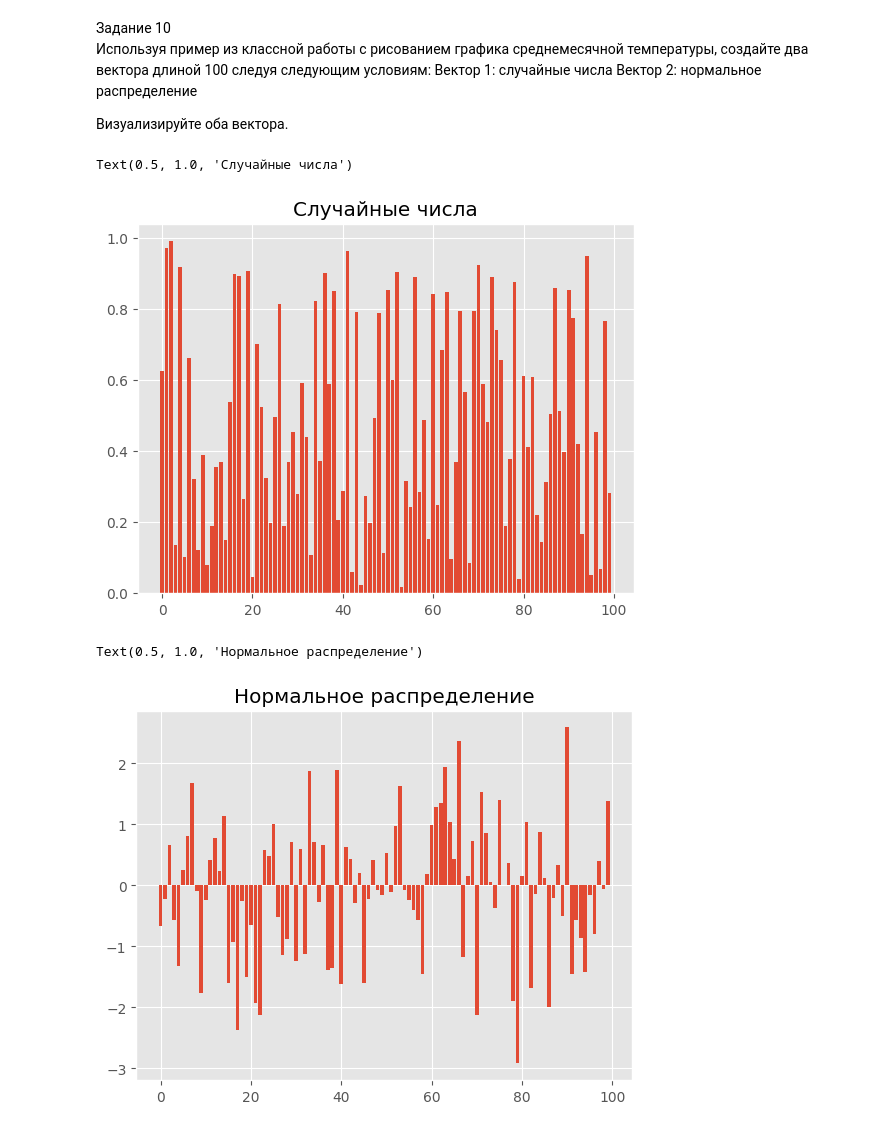
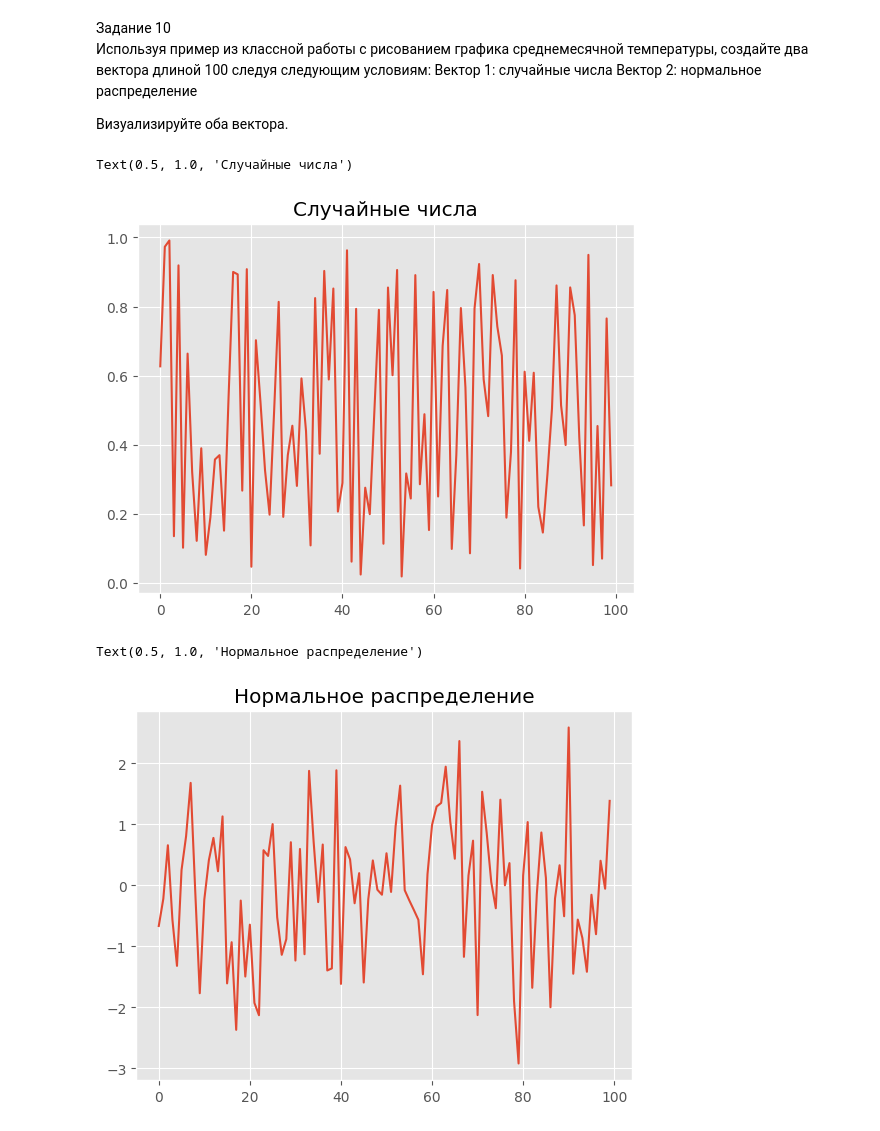
Before and after one commit to Marina82221/ds_test_repo, a Jupyter notebook: Homework/hometask_06112025.ipynb, the cells around one changed output. Cells and saved outputs as stored; diff of their text form; code cells hidden in the pictures.

```diff
--- a/Homework/hometask_06112025.ipynb
+++ b/Homework/hometask_06112025.ipynb
@@ -222,16 +222,16 @@ b = np.random.randn(100)
 # %%
 plt.style.use('ggplot')
 fig, ax = plt.subplots()
-ax.bar(np.arange(len(a)),a)
+ax.plot(np.arange(len(a)),a)
 ax.set_title("Случайные числа")
 # %% [output]
 Text(0.5, 1.0, 'Случайные числа')
-[figure, old version]
+[figure, new version]
 # %%
 plt.style.use('ggplot')
 fig, ax = plt.subplots()
-ax.bar(np.arange(len(b)),b)
+ax.plot(np.arange(len(b)),b)
 ax.set_title("Нормальное распределение")
 # %% [output]
 Text(0.5, 1.0, 'Нормальное распределение')
-[figure, old version]
+[figure, new version]
```
